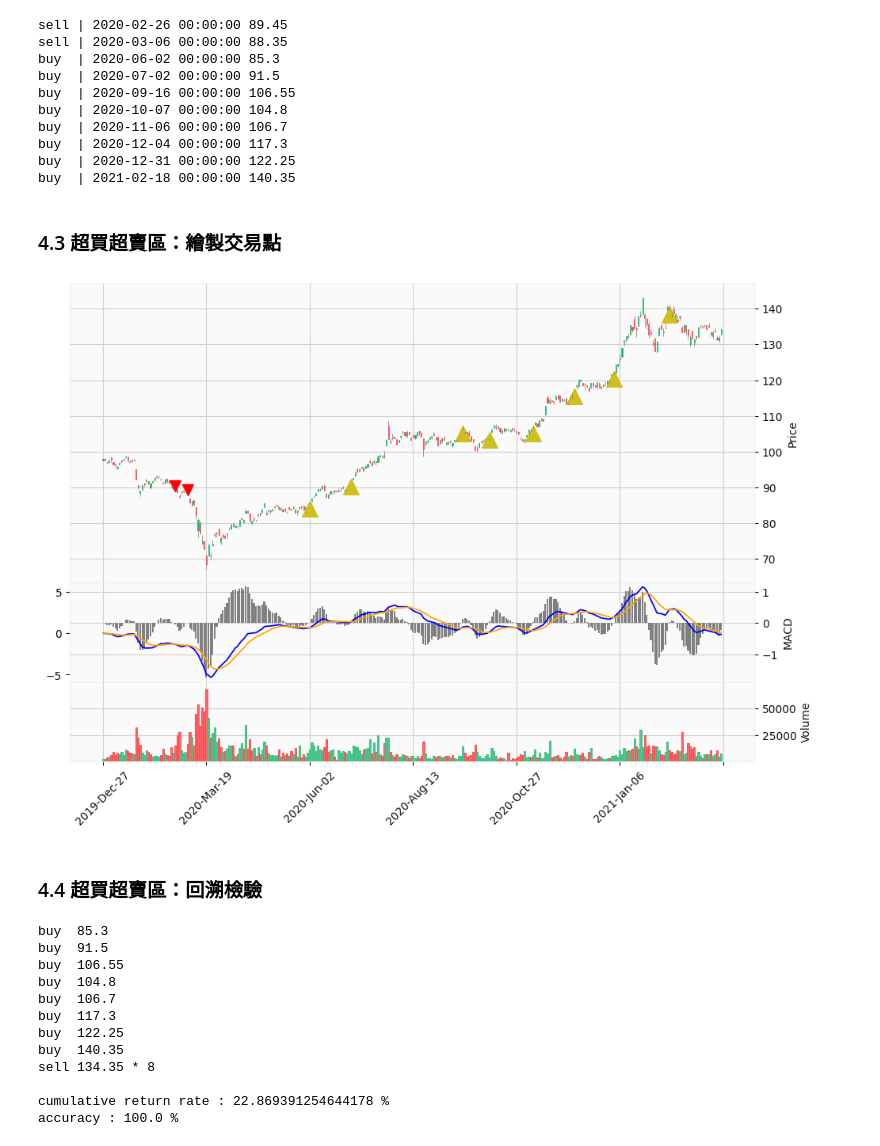
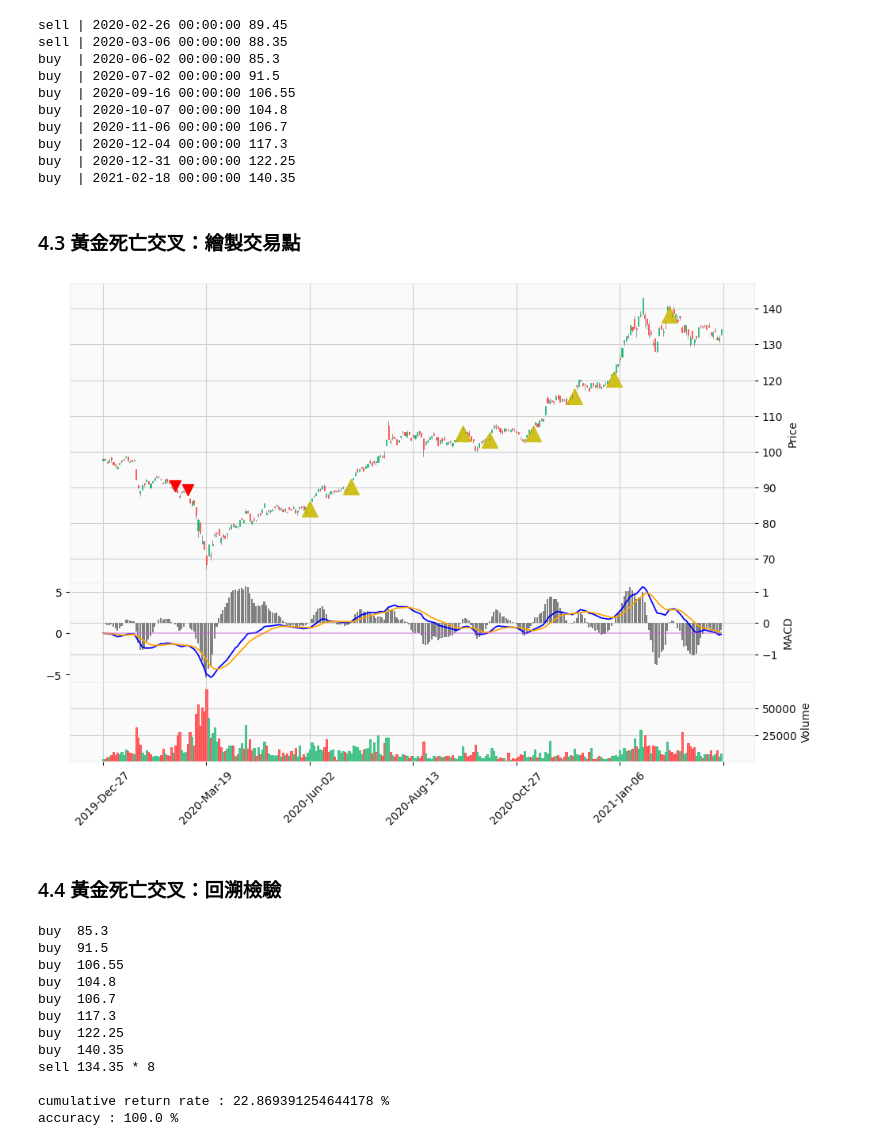
Before and after one commit to a23956491z/backtesting-project, a Jupyter notebook: production/MACD/explanation.ipynb, the cells around one changed output. Cells and saved outputs as stored; diff of their text form; code cells hidden in the pictures.

```diff
--- a/production/MACD/explanation.ipynb
+++ b/production/MACD/explanation.ipynb
@@ -175,7 +178,7 @@ buy  | 2020-12-04 00:00:00 117.3
 buy  | 2020-12-31 00:00:00 122.25
 buy  | 2021-02-18 00:00:00 140.35
 # %% [markdown]
-### 4.3 超買超賣區：繪製交易點
+### 4.3 黃金死亡交叉：繪製交易點
 # %%
 plots = []
 
@@ -185,38 +188,39 @@ buy, sell = [], []
 # Adjust the position to avoid signals block the lines
 for index, row in data.iterrows():
     buy.append(row['Close']*0.985 if strategy_1.loc[index]['buy'] else np.nan)
     sell.append(row['Close']*1.01 if strategy_1.loc[index]['sell'] else np.nan)
 
-
 plots = [
           mpf.make_addplot(data['macd_BAR'], type = 'bar', panel = 1, color = 'grey', ylabel = 'MACD'),
           mpf.make_addplot(data['macd_DIF'], panel = 1, color = 'blue'),
           mpf.make_addplot(data['macd_DEM'], panel = 1, color = 'orange'),
+
+          # Add zero line
+          mpf.make_addplot(np.full((len(data)), middle_line), panel = 1, color='#bf5ce0', alpha=0.5),
        ]
-
 # Add trading point to plot
 #    np.isnan(sell) determine the value is nan or not
 #    count_nonzero(np.isnan(sell)) counts how many nan we have
 #    if nan amount equal the length of array, we don't have sell record
 if not np.count_nonzero(np.isnan(sell)) == len(sell):
     plots.append(mpf.make_addplot(sell , type = 'scatter', color = 'red', marker = 'v', markersize = 100))
 if not np.count_nonzero(np.isnan(buy)) == len(buy):
     plots.append(mpf.make_addplot(buy , type = 'scatter', color = '#cfc01d', marker = '^', markersize = 200))
 
 # # make the graph(plot)
 mpf.plot(data,
          type='candle',   # candlestick chart of stock price
          volume=True,     # plots trading volume as well
          volume_panel=2,
          figscale=1.5,
          addplot = plots,
          style='yahoo',
          panel_ratios = (3, 1, 0.8)
 )
 # %% [output]
-[figure, old version]
+[figure, new version]
 # %% [markdown]
-### 4.4 超買超賣區：回溯檢驗
+### 4.4 黃金死亡交叉：回溯檢驗
 # %%
 # how many shares we hold, and the money balance
 have_shares , balance = 0, 0
```
Also changed, not shown: parts of 8 cells of this notebook.
